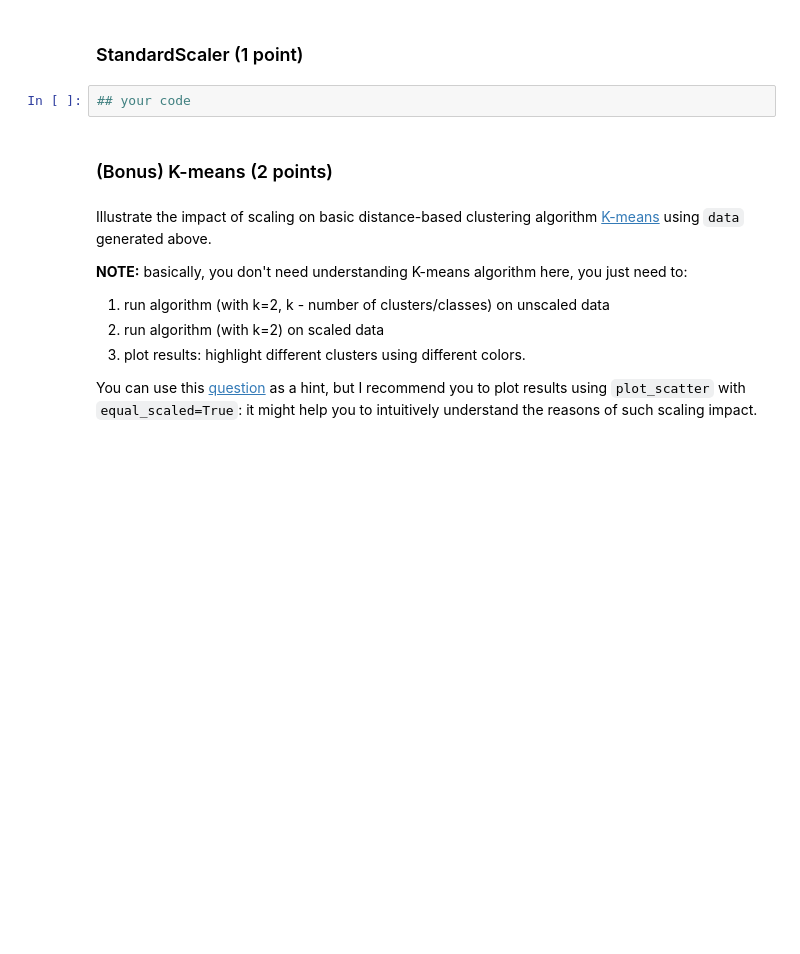
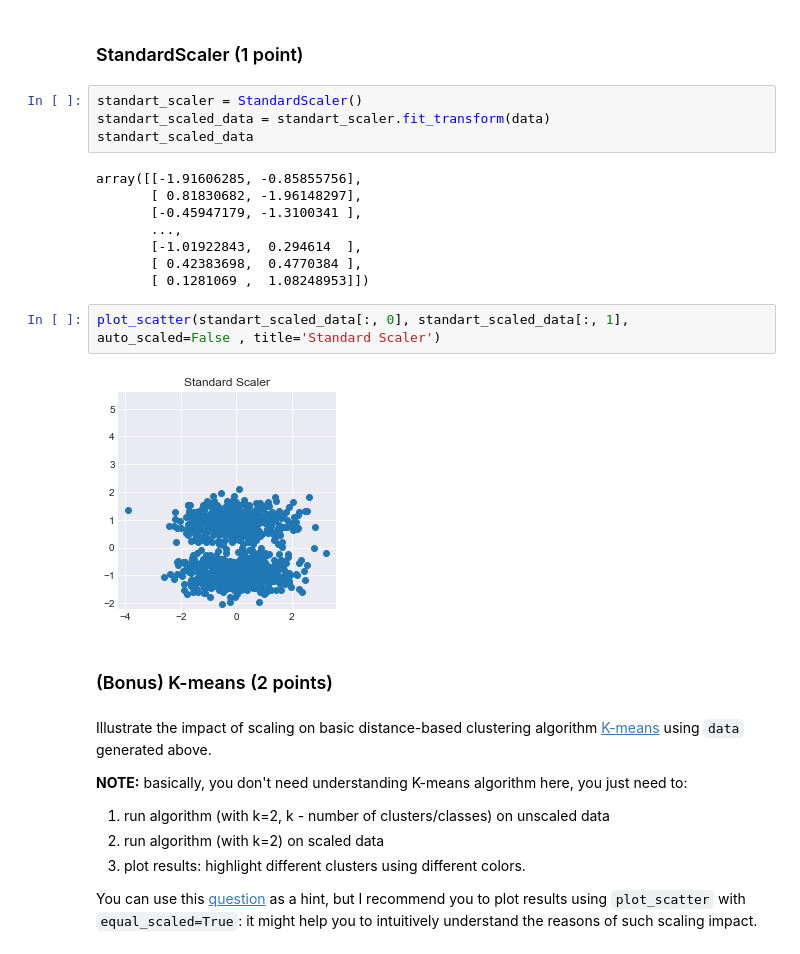
Before and after one commit to aleksandr-jasinski/4_jasinski_feature_engineering_selection, a Jupyter notebook: feature_engineering_selection.ipynb, the cells around one changed output. Saved outputs shown, nothing was run; the diff lists cells and outputs as text; blank space fills up the shorter version.

```diff
--- a/feature_engineering_selection.ipynb
+++ b/feature_engineering_selection.ipynb
@@ -551,7 +565,21 @@ Perform `StandardScaling` and `MinMaxScaling` of original data; visualize result
 # %% [markdown]
 ### StandardScaler (1 point)
-# %%
-## your code
+# %%
+standart_scaler = StandardScaler()
+standart_scaled_data = standart_scaler.fit_transform(data)
+standart_scaled_data
+# %% [output]
+array([[-1.91606285, -0.85855756],
+       [ 0.81830682, -1.96148297],
+       [-0.45947179, -1.3100341 ],
+       ...,
+       [-1.01922843,  0.294614  ],
+       [ 0.42383698,  0.4770384 ],
+       [ 0.1281069 ,  1.08248953]])
+# %%
+plot_scatter(standart_scaled_data[:, 0], standart_scaled_data[:, 1], auto_scaled=False , title='Standard Scaler')
+# %% [output]
+[figure, added]
 # %% [markdown]
 ### (Bonus) K-means (2 points)
 # %% [markdown]
```
Also changed, not shown: parts of 11 cells of this notebook.
